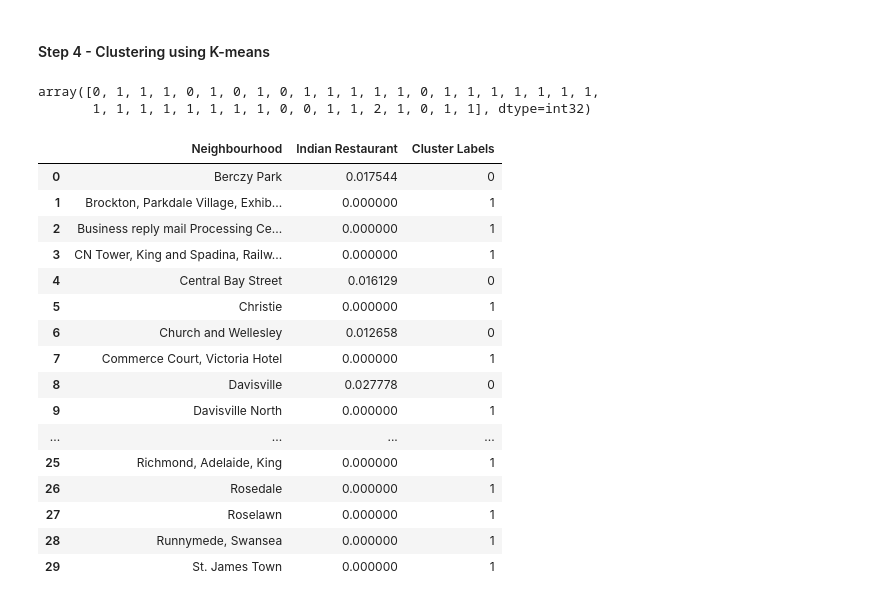
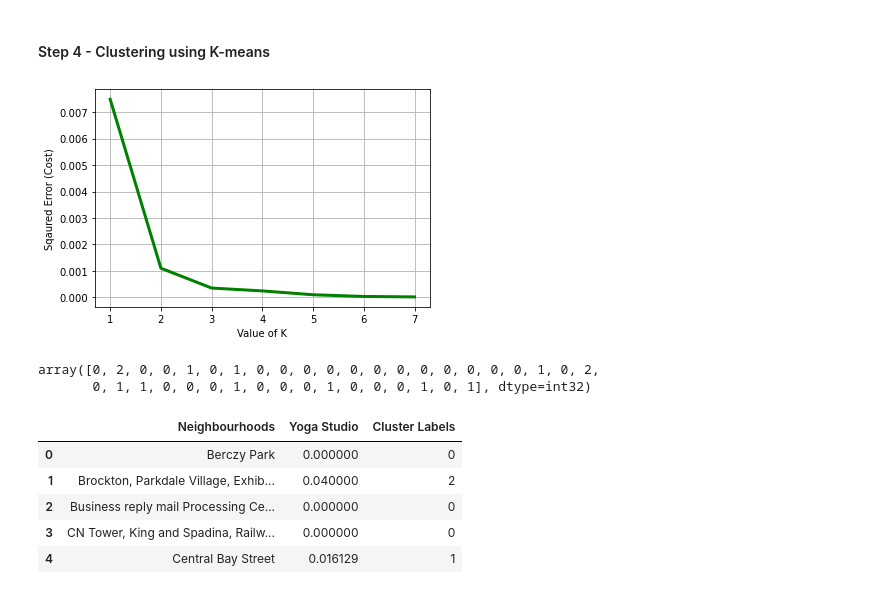
Before and after one commit to shailud/Coursera_Capstone, a Jupyter notebook: Battle Of Neighborhood - wk2.ipynb, the cells around one changed output. Cells and saved outputs as stored; diff of their text form; code cells hidden in the pictures.

```diff
--- a/Battle Of Neighborhood - wk2.ipynb
+++ b/Battle Of Neighborhood - wk2.ipynb
@@ -324,0 +322,5 @@ to_indian.head(30)
+# %%
+# extract only the neighbourhoods and Yoga Studio column for further analysis
+Yoga_Studio = to_grouped[["Neighbourhoods","Yoga Studio"]]
+print(Yoga_Studio.shape)
+indian_resta.head()
@@ -325,37 +335,46 @@ to_indian.head(30)
+# %%
+toronto_clustering = Yoga_Studio.drop('Neighbourhoods', 1)
 # %% [markdown]
 #### Step 4 - Clustering using K-means
+# %%
+# find best K for Kmeans
+cost =[]
+for i in range(1, 8):
+    KM = KMeans(n_clusters = i, max_iter = 500)
+    KM.fit(toronto_clustering)
+
+    # calculates squared error for the clustered points
+    cost.append(KM.inertia_)
+
+# plot the cost against K values
+plt.plot(range(1, 8), cost, color ='g', linewidth ='3')
+plt.xlabel("Value of K")
+plt.ylabel("Sqaured Error (Cost)")
+plt.grid()
+plt.show() # clear the plot
+# %% [output]
+[figure, added]
 # %%
 #using K-means for the clsutering of the neighbourhoods
+#according to the graph above the best value of K is 3
 k=3
-toronto_cluster = to_indian.drop(["Neighbourhoods"],1)
-kmeans1 = KMeans(n_clusters = k,random_state=1).fit(toronto_cluster)
+kmeans1 = KMeans(n_clusters = k,random_state=0).fit(toronto_clustering)
 kmeans1.labels_
 # %% [output]
-array([0, 1, 1, 1, 0, 1, 0, 1, 0, 1, 1, 1, 1, 1, 0, 1, 1, 1, 1, 1, 1, 1,
-       1, 1, 1, 1, 1, 1, 1, 1, 0, 0, 1, 1, 2, 1, 0, 1, 1], dtype=int32)
+array([0, 2, 0, 0, 1, 0, 1, 0, 0, 0, 0, 0, 0, 0, 0, 0, 0, 0, 0, 1, 0, 2,
+       0, 1, 1, 0, 0, 0, 1, 0, 0, 0, 1, 0, 0, 0, 1, 0, 1], dtype=int32)
 # %%
-to_merged = to_indian.copy()
+to_merged = indian_resta.copy()
 
 # add clustering labels
 to_merged["Cluster Labels"] = kmeans1.labels_
-to_merged.rename(columns={"Neighbourhoods": "Neighbourhood"}, inplace=True)
-to_merged.head(30)
+#to_merged.rename(columns={"Neighbourhoods": "Neighbourhood"}, inplace=True)
+to_merged.head()
 # %% [output]
-|  | Neighbourhood | Indian Restaurant | Cluster Labels |
-| 0 | Berczy Park | 0.017544 | 0 |
-| 1 | Brockton, Parkdale Village, Exhib... | 0.000000 | 1 |
-| 2 | Business reply mail Processing Ce... | 0.000000 | 1 |
-| 3 | CN Tower, King and Spadina, Railw... | 0.000000 | 1 |
-| 4 | Central Bay Street | 0.016129 | 0 |
-| 5 | Christie | 0.000000 | 1 |
-| 6 | Church and Wellesley | 0.012658 | 0 |
-| 7 | Commerce Court, Victoria Hotel | 0.000000 | 1 |
-| 8 | Davisville | 0.027778 | 0 |
-| 9 | Davisville North | 0.000000 | 1 |
-| ... | ... | ... | ... |
-| 25 | Richmond, Adelaide, King | 0.000000 | 1 |
-| 26 | Rosedale | 0.000000 | 1 |
-| 27 | Roselawn | 0.000000 | 1 |
-| 28 | Runnymede, Swansea | 0.000000 | 1 |
-| 29 | St. James Town | 0.000000 | 1 |
+|  | Neighbourhoods | Yoga Studio | Cluster Labels |
+| 0 | Berczy Park | 0.000000 | 0 |
+| 1 | Brockton, Parkdale Village, Exhib... | 0.040000 | 2 |
+| 2 | Business reply mail Processing Ce... | 0.000000 | 0 |
+| 3 | CN Tower, King and Spadina, Railw... | 0.000000 | 0 |
+| 4 | Central Bay Street | 0.016129 | 1 |
 # %%
```
Also changed, not shown: parts of 19 cells of this notebook.
